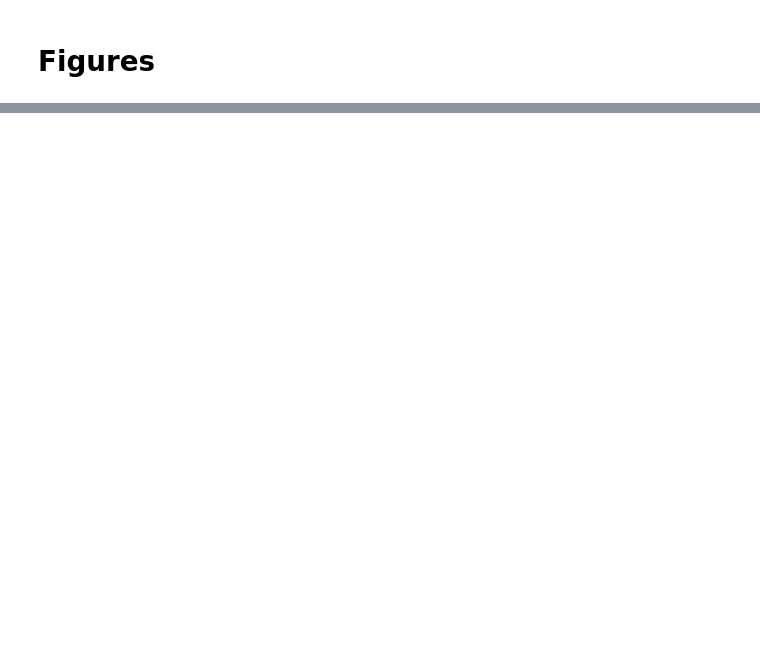
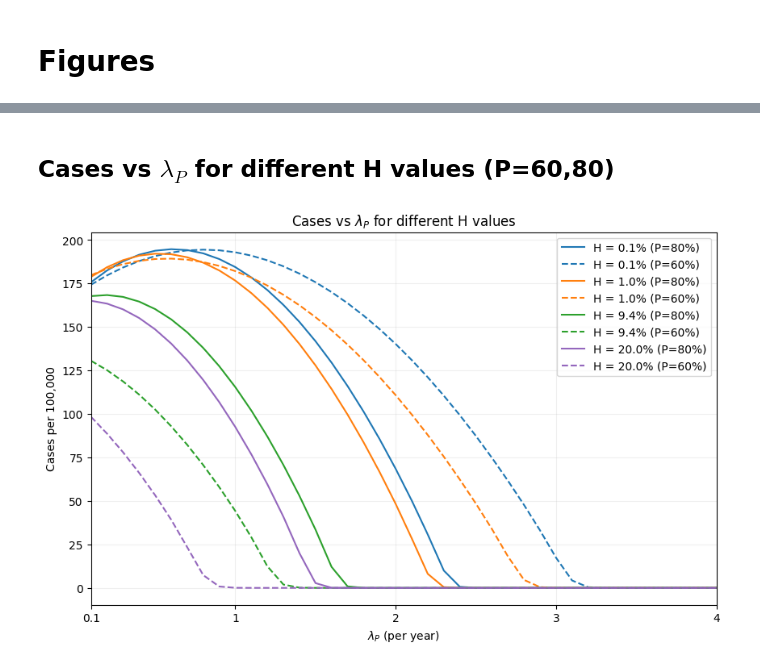
Before and after one commit to Priesemann-Group/testing-paradox-HIV-STI, a Jupyter notebook: notebooks/lambdaP_vs_P.ipynb, the cells around one changed output, grey strips where cells are left out. Saved outputs shown, nothing was run; the diff lists cells and outputs as text; code cells hidden in the pictures; blank space fills up the shorter version.

```diff
--- a/notebooks/lambdaP_vs_P.ipynb
+++ b/notebooks/lambdaP_vs_P.ipynb
@@ -349,0 +327,76 @@ plt.show()
+# %% [markdown]
+## Cases vs $\lambda_P$ for different H values (P=60,80)
+# %%
+import numpy as np
+import matplotlib.pyplot as plt
+from matplotlib.ticker import FuncFormatter
+from itertools import cycle
+
+# Load the results from the file
+Hs = np.logspace(-3, -0.698, 8)
+results = np.load(
+    "../results/results_discrete_H_log_from_0.1.npy", allow_pickle=True
+).item()
+
+
+# Define a formatter function that multiplies the value by 100,000
+def formatter(x, pos):
+    return f"{x * 1e5:.0f}"
+
+
+# Determine the global vmin and vmax for infections
+all_infections = np.concatenate([results[H]["res_infections"].flatten() for H in Hs])
+global_vmin = np.min(all_infections)
+global_vmax = np.max(all_infections)
+
+# Set up the figure
+fig, ax = plt.subplots(figsize=(10, 6))
+
+# Define line styles for infections
+line_styles = {"P1": "-", "P2": "--"}
+
+# Define a color cycle
+colors = cycle(plt.cm.tab10(np.linspace(0, 1, len(Hs))))
+
+# Define the P values to plot
+P_values_to_plot = [0.8, 0.6]
+
+# P values are in the range [0, 1] and evenly spaced
+P_values = np.linspace(0, 1, results[Hs[0]]["res_infections"].shape[1])
+P_indices = [np.argmin(np.abs(P_values - P)) for P in P_values_to_plot]
+
+# Indices of Hs to plot
+indices_to_plot = [0, 3, 6, 7]
+
+for idx in indices_to_plot:
+    H = Hs[idx]
+    color = next(colors)
+    res_infections = results[H]["res_infections"]
+    lambda_P = np.linspace(0.1 / 360, 6 / 360, res_infections.shape[0])
+
+    for i, P_index in enumerate(P_indices):
+        cases_infections = res_infections[:, P_index]  # Values for the specific P
+        linestyle = line_styles[f"P{i+1}"]
+        ax.plot(
+            lambda_P,
+            cases_infections,
+            label=f"H = {H * 100:.1f}% (P={P_values_to_plot[i]*100:.0f}%)",
+            linestyle=linestyle,
+            color=color,
+        )
+
+ax.set_xlabel("$\\lambda_P$ (per year)")
+ax.set_ylabel("Cases per 100,000")
+ax.set_xticks([0.1 / 360, 1 / 360, 2 / 360, 3 / 360, 4 / 360, 5 / 360, 6 / 360])
+ax.set_xticklabels(["0.1", "1", "2", "3", "4", "5", "6"])
+ax.yaxis.set_major_formatter(FuncFormatter(formatter))
+ax.legend()
+ax.set_title("Cases vs $\\lambda_P$ for different H values")
+ax.set_xlim([0.1 / 360, 4 / 360])
+
+plt.grid(alpha=0.2)
+plt.show()
+
+# fig.savefig("../figures/IvslambdaP.pdf", format="pdf")
+# %% [output]
+[figure, added]
```
Also changed, not shown: parts of 19 cells of this notebook, 16 other files.
